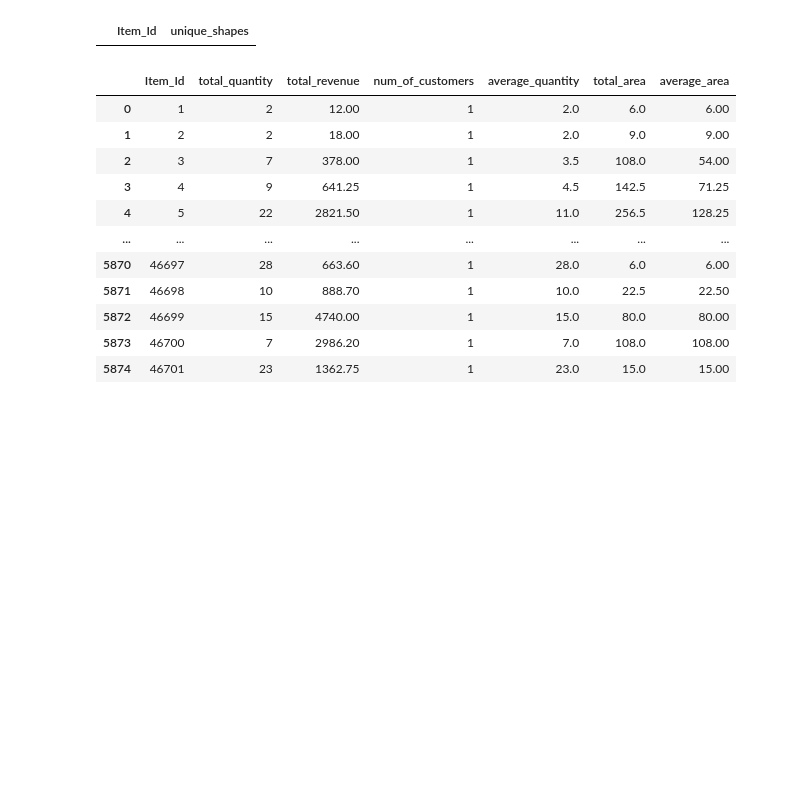
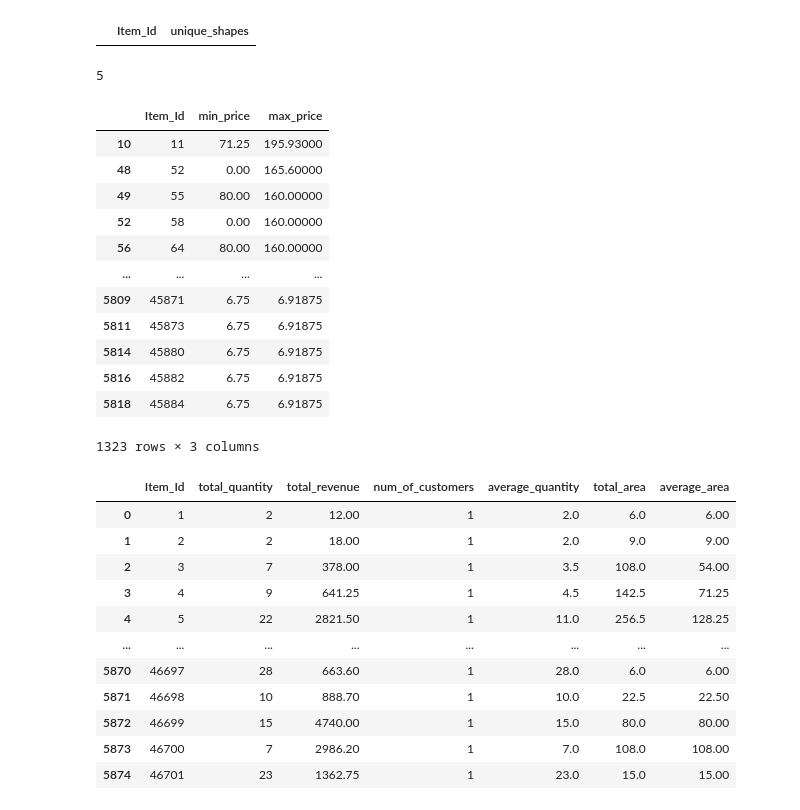
Before and after one commit to kanishkkg/ampba_24_group18_term2, a Jupyter notebook: ml_ul/GR_18_MLUL1_group18_Products.ipynb, the cells around one changed output. Saved outputs shown, nothing was run; the diff lists cells and outputs as text; code cells hidden in the pictures; blank space fills up the shorter version.

Commit message:
added price calculations

```diff
--- a/ml_ul/GR_18_MLUL1_group18_Products.ipynb
+++ b/ml_ul/GR_18_MLUL1_group18_Products.ipynb
@@ -57,6 +57,35 @@ agg_data = item_data.groupby('Item_Id').agg(
 agg_data[agg_data['unique_shapes'] != 1]
 # %% [output]
 |  | Item_Id | unique_shapes |
+# %%
+len(item_data['ShapeName'].value_counts())
+# %% [output]
+5
+# %%
+item_data['price'] = item_data['Amount']/item_data['QtyRequired']
+
+item_data[['Item_Id', 'price']]
+
+agg_data = item_data.groupby('Item_Id').agg(
+    min_price=('price', 'min'),
+    max_price=('price', 'max'),
+).reset_index()
+
+agg_data[agg_data['min_price'] != agg_data['max_price']]
+# %% [output]
+|  | Item_Id | min_price | max_price |
+| 10 | 11 | 71.25 | 195.93000 |
+| 48 | 52 | 0.00 | 165.60000 |
+| 49 | 55 | 80.00 | 160.00000 |
+| 52 | 58 | 0.00 | 160.00000 |
+| 56 | 64 | 80.00 | 160.00000 |
+| ... | ... | ... | ... |
+| 5809 | 45871 | 6.75 | 6.91875 |
+| 5811 | 45873 | 6.75 | 6.91875 |
+| 5814 | 45880 | 6.75 | 6.91875 |
+| 5816 | 45882 | 6.75 | 6.91875 |
+| 5818 | 45884 | 6.75 | 6.91875 |
+1323 rows × 3 columns
 # %%
 item_agg_data = item_data.groupby('Item_Id').agg(
     total_quantity=('QtyRequired','sum'),
```
Also changed, not shown: parts of 3 cells of this notebook.
